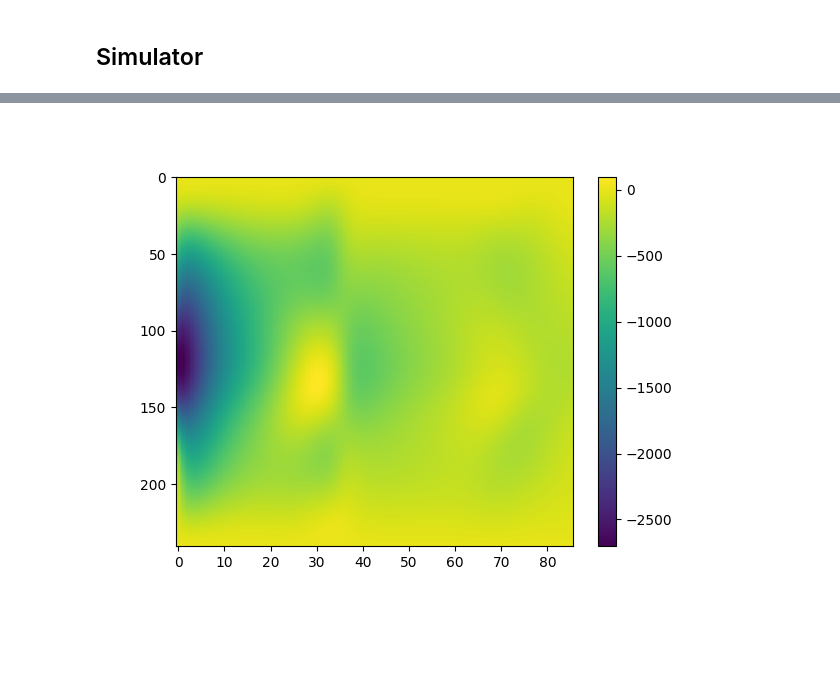
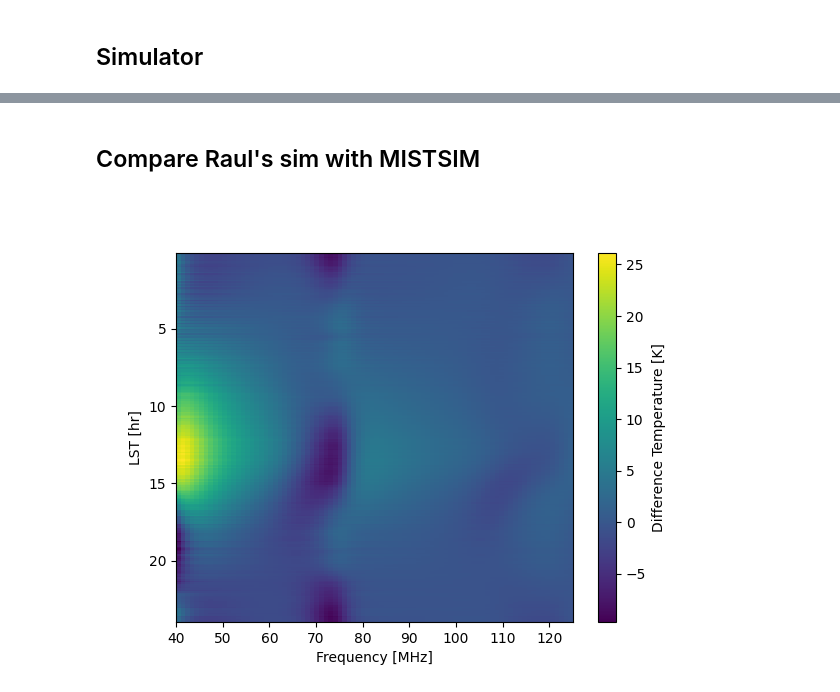
Before and after one commit to MIST-Experiment/mistsim, a Jupyter notebook: examples/sim_comparison.ipynb, the cells around one changed output, grey strips where cells are left out. Drawn from its saved outputs; the diff is of its cells as text; code cells hidden in the pictures; blank space fills up the shorter version.

```diff
--- a/examples/sim_comparison.ipynb
+++ b/examples/sim_comparison.ipynb
@@ -187,24 +230,0 @@ plt.show()
-# %%
-import h5py
-
-def read_hdf5_convolution(path_file, print_key='no'):
-	with h5py.File(path_file,'r') as hf:
-
-		if print_key == 'yes':
-			print([key for key in hf.keys()])
-
-		hfX    = hf.get('lst')
-		lst    = np.array(hfX)
-
-		hfX    = hf.get('freq')
-		freq   = np.array(hfX)
-
-		hfX      = hf.get('ant_temp')
-		ant_temp = np.array(hfX)
-
-	return lst, freq, ant_temp
-
-path = Path(DATA_DIR) / Path("antenna_temperature_20260215_test1.hdf5")
-lst_r, freq_r, ant_temp_r = read_hdf5_convolution(path)
-
-print(f"Frequencies match: {np.allclose(freq_r, freqs)}")
@@ -222,7 +231,14 @@ plt.show()
-# %%
-plt.figure()
-plt.imshow(ant_temp_r-ant_temp_r[0], aspect="auto")
-plt.colorbar()
-plt.show()
-# %% [output]
-[figure, removed]
+# %% [markdown]
+## Compare Raul's sim with MISTSIM
+# %%
+# ant_temp_r = raul's sim, tsky = mistsim
+diff = ant_temp_r - tsky
+
+plt.figure()
+plt.imshow(diff, interpolation="none", aspect="auto", extent=[freqs[0], freqs[-1], lst[-1], lst[0]])
+plt.colorbar(label="Difference Temperature [K]")
+plt.xlabel("Frequency [MHz]")
+plt.ylabel("LST [hr]")
+plt.show()
+# %% [output]
+[figure, added]
```
Also changed, not shown: parts of 16 cells of this notebook.
